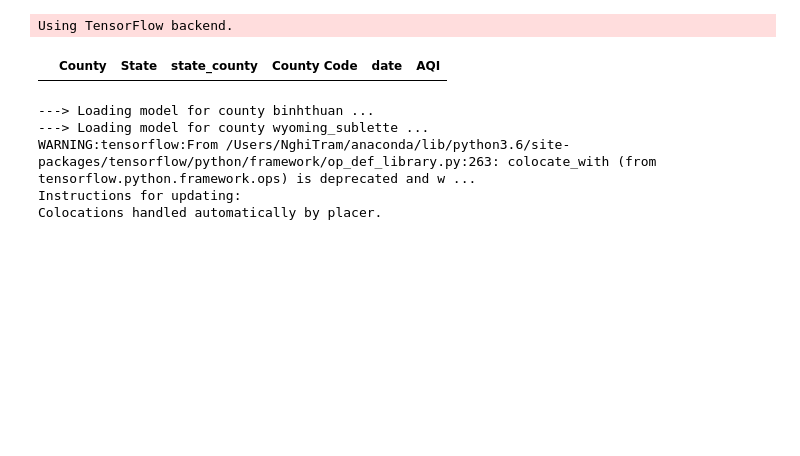
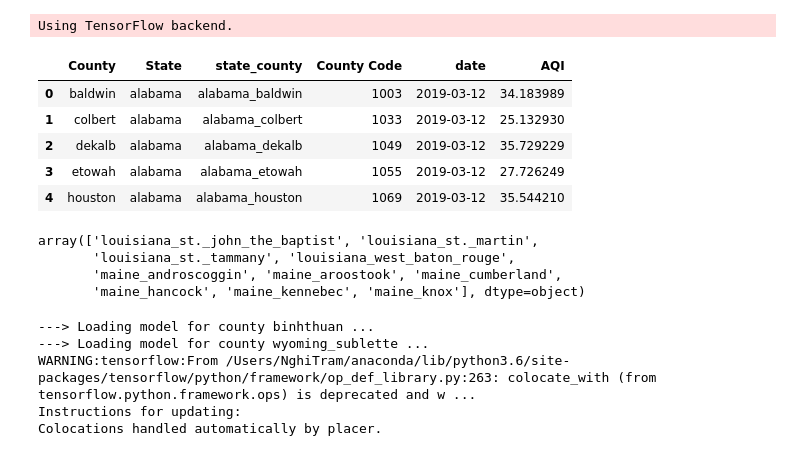
Before and after one commit to nghitrampham/CSE583_FinalProject, a Jupyter notebook: air_pollution_death_rate_related/Scripts/Air_Pollution/Untitled.ipynb, the cells around one changed output. Saved outputs shown, nothing was run; the diff lists cells and outputs as text; code cells hidden in the pictures; blank space fills up the shorter version.

```diff
--- a/air_pollution_death_rate_related/Scripts/Air_Pollution/Untitled.ipynb
+++ b/air_pollution_death_rate_related/Scripts/Air_Pollution/Untitled.ipynb
@@ -28,8 +28,20 @@ import pickle
 # %% [output]
 Using TensorFlow backend.
 # %%
-f = pd.read_csv("predicted_AQI2019-03-12.csv")
-f
+# data2019_raw = pd.read_csv("AQI2019-03-12.csv")
+data2019_raw.head()
 # %% [output]
 |  | County | State | state_county | County Code | date | AQI |
+| 0 | baldwin | alabama | alabama_baldwin | 1003 | 2019-03-12 | 34.183989 |
+| 1 | colbert | alabama | alabama_colbert | 1033 | 2019-03-12 | 25.132930 |
+| 2 | dekalb | alabama | alabama_dekalb | 1049 | 2019-03-12 | 35.729229 |
+| 3 | etowah | alabama | alabama_etowah | 1055 | 2019-03-12 | 27.726249 |
+| 4 | houston | alabama | alabama_houston | 1069 | 2019-03-12 | 35.544210 |
+# %%
+(data2019["state_county"].unique())[281:290]
+# %% [output]
+array(['louisiana_st._john_the_baptist', 'louisiana_st._martin',
+       'louisiana_st._tammany', 'louisiana_west_baton_rouge',
+       'maine_androscoggin', 'maine_aroostook', 'maine_cumberland',
+       'maine_hancock', 'maine_kennebec', 'maine_knox'], dtype=object)
 # %%
```
Also changed, not shown: parts of 1 cell of this notebook, 2 other files.
